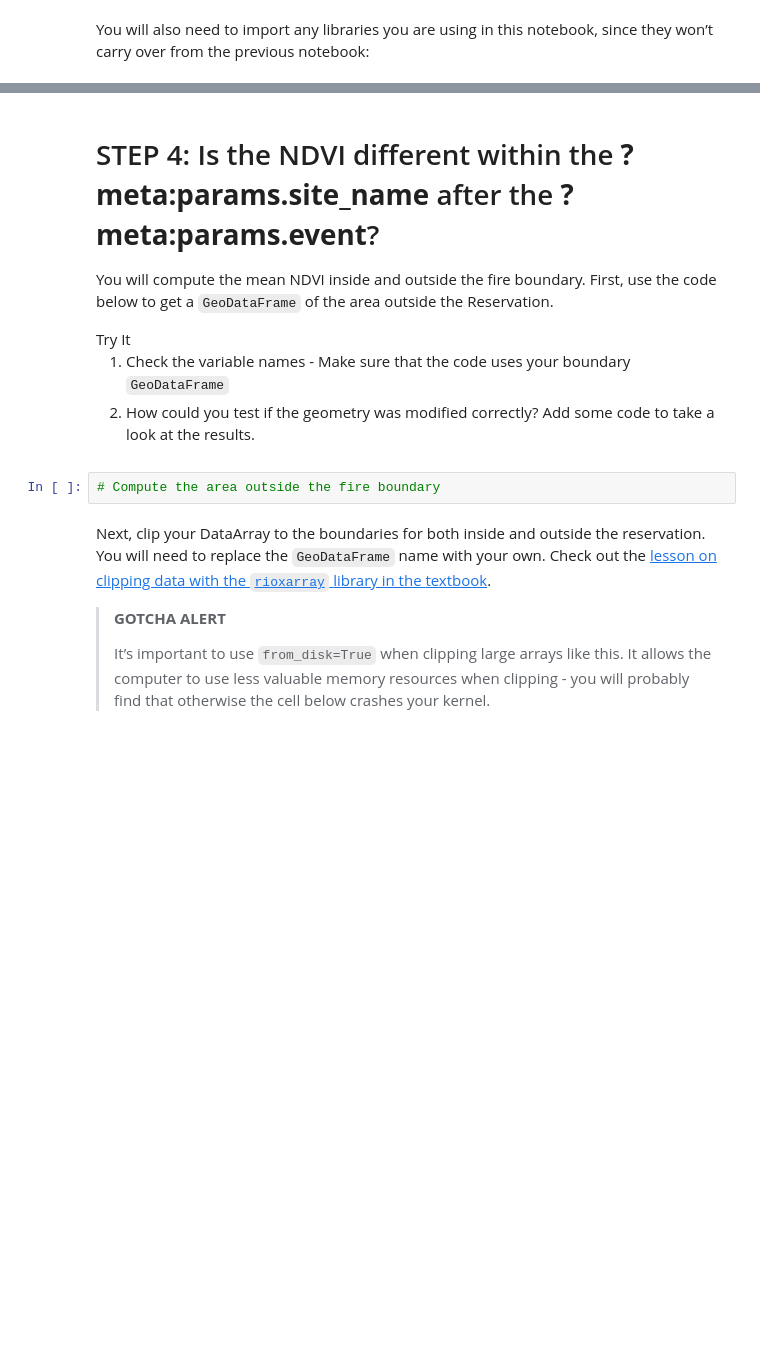
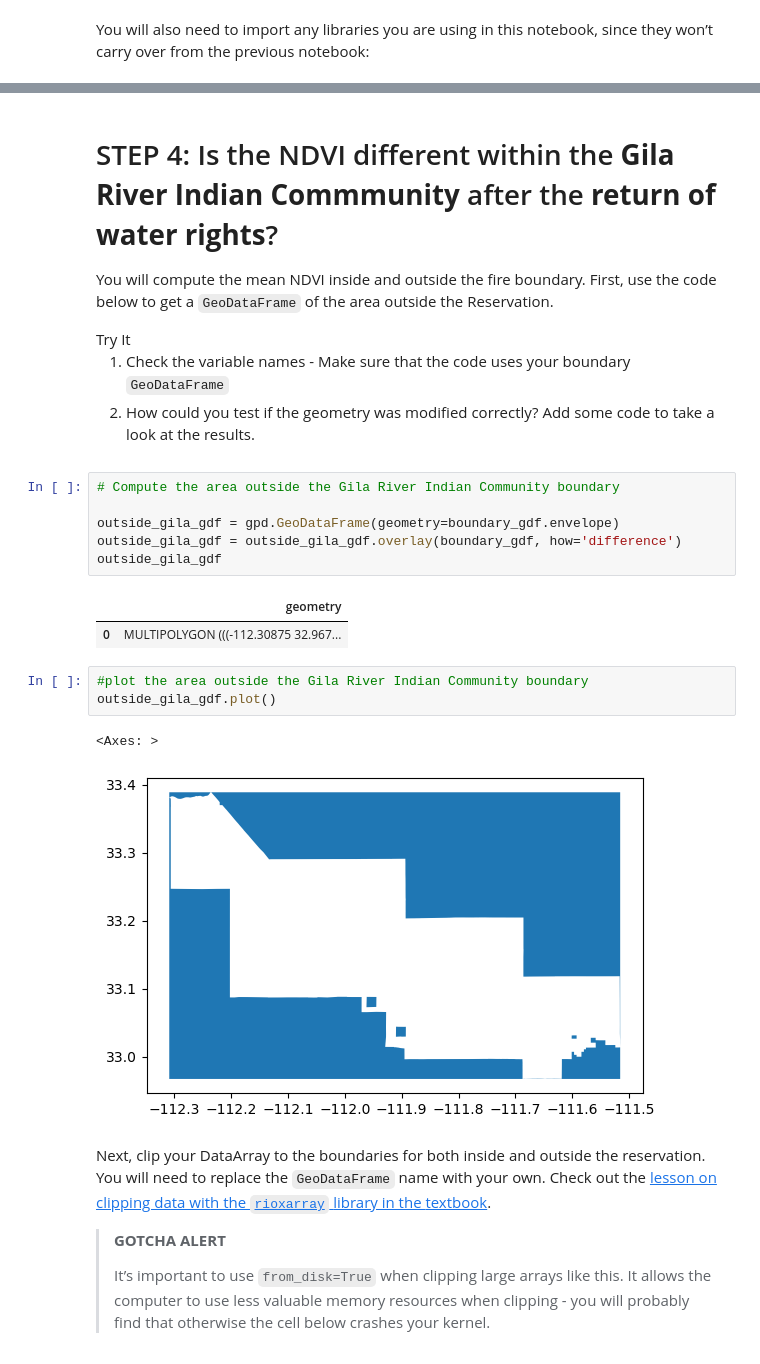
Before and after one commit to earthlab-education/04-vegetation-nkoppa, a Jupyter notebook: notebooks/vegetation-04-summarize.ipynb, the cells around one changed output, grey strips where cells are left out. Saved outputs shown, nothing was run; the diff lists cells and outputs as text; blank space fills up the shorter version.

Commit message:
create gil outside gdf

```diff
--- a/notebooks/vegetation-04-summarize.ipynb
+++ b/notebooks/vegetation-04-summarize.ipynb
@@ -11,5 +22,5 @@ notebook, since they won’t carry over from the previous notebook:
 # %% [markdown]
-# STEP 4: Is the NDVI different within the **?meta:params.site_name** after the **?meta:params.event**?
+# STEP 4: Is the NDVI different within the **Gila River Indian Commmunity** after the **return of water rights**?
 
 You will compute the mean NDVI inside and outside the fire boundary.
 First, use the code below to get a `GeoDataFrame` of the area outside
@@ -22,7 +33,20 @@ boundary <code>GeoDataFrame</code></li>
 code to take a look at the results.</li>
 </ol></div></div>
 # %%
-# Compute the area outside the fire boundary
+# Compute the area outside the Gila River Indian Community boundary
+
+outside_gila_gdf = gpd.GeoDataFrame(geometry=boundary_gdf.envelope)
+outside_gila_gdf = outside_gila_gdf.overlay(boundary_gdf, how='difference')
+outside_gila_gdf
+# %% [output]
+|  | geometry |
+| 0 | MULTIPOLYGON (((-112.30875 32.967... |
+# %%
+#plot the area outside the Gila River Indian Community boundary
+outside_gila_gdf.plot()
+# %% [output]
+<Axes: >
+[figure, added]
 # %% [markdown]
 Next, clip your DataArray to the boundaries for both inside and outside
 the reservation. You will need to replace the `GeoDataFrame` name with
```
Also changed, not shown: parts of 1 cell of this notebook.
